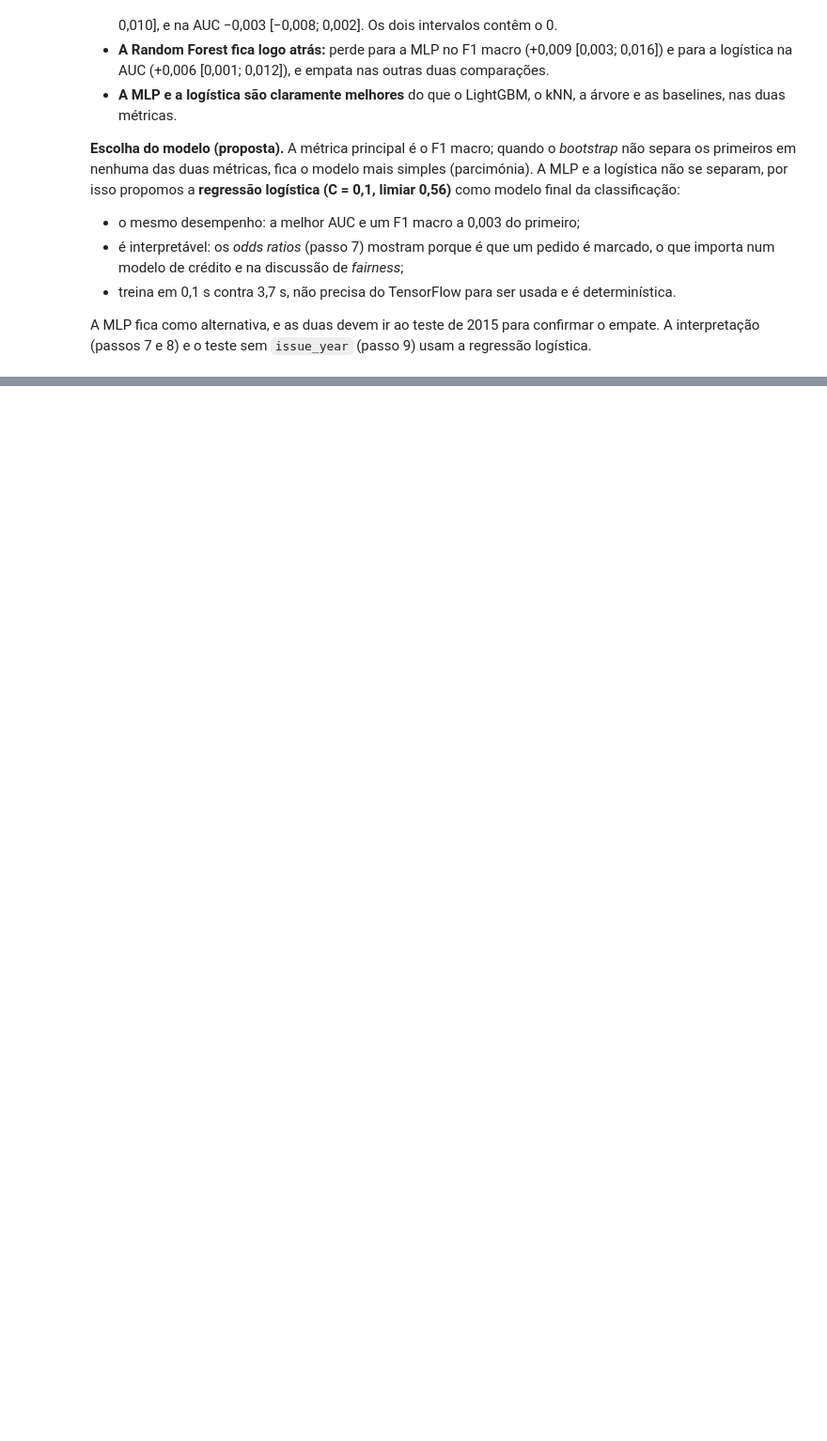
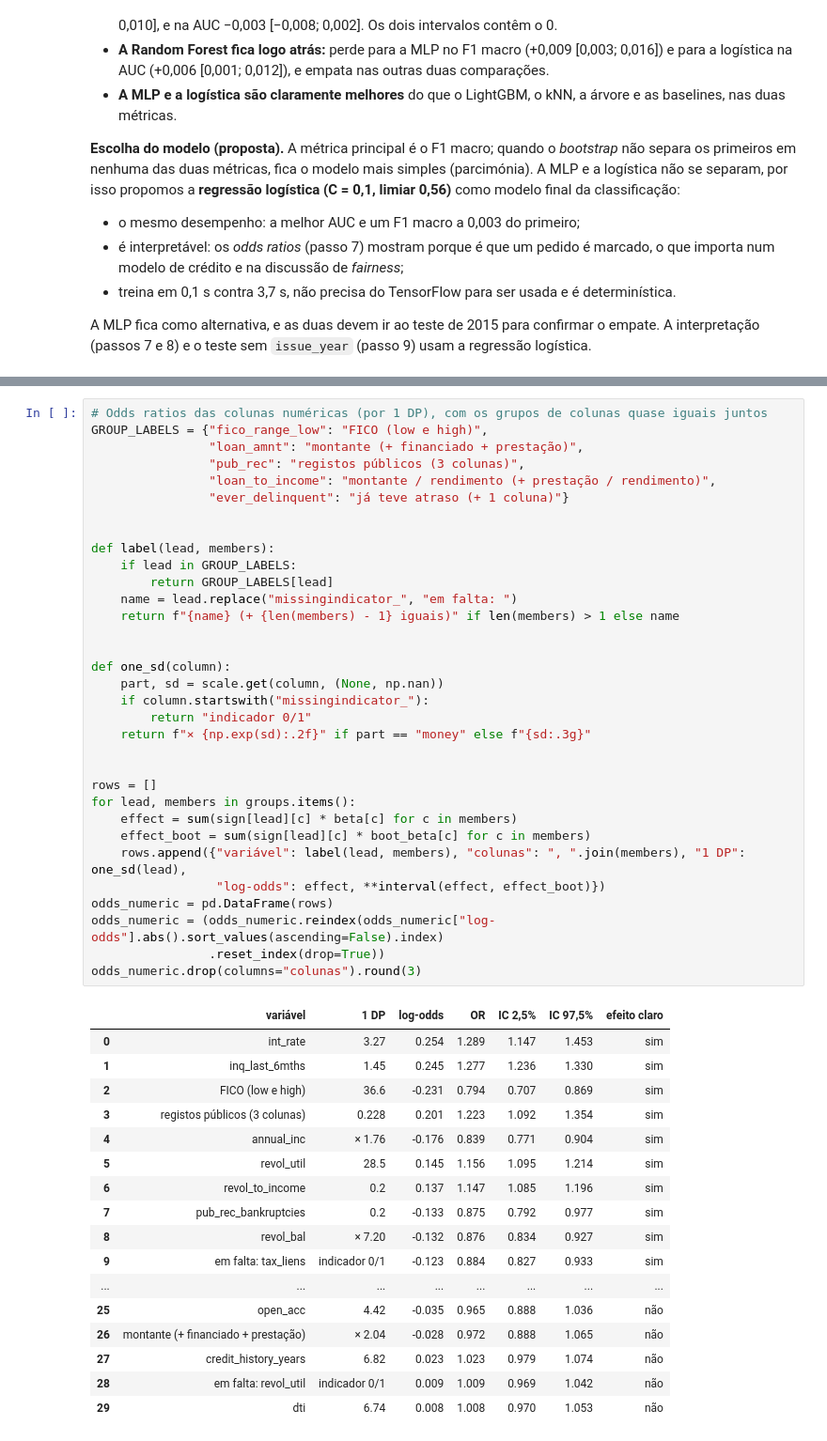
Before and after one commit to JoaoPSVieira/projeto-cd-lending-club, a Jupyter notebook: notebooks/04c_classificacao.ipynb, the cells around one changed output, grey strips where cells are left out. Shown at 94% size. Drawn from its saved outputs; the diff is of its cells as text; blank space fills up the shorter version.

```diff
--- a/notebooks/04c_classificacao.ipynb
+++ b/notebooks/04c_classificacao.ipynb
@@ -1219,0 +1309,51 @@ A MLP fica como alternativa, e as duas devem ir ao teste de 2015 para confirmar
+# %%
+# Odds ratios das colunas numéricas (por 1 DP), com os grupos de colunas quase iguais juntos
+GROUP_LABELS = {"fico_range_low": "FICO (low e high)",
+                "loan_amnt": "montante (+ financiado + prestação)",
+                "pub_rec": "registos públicos (3 colunas)",
+                "loan_to_income": "montante / rendimento (+ prestação / rendimento)",
+                "ever_delinquent": "já teve atraso (+ 1 coluna)"}
+
+
+def label(lead, members):
+    if lead in GROUP_LABELS:
+        return GROUP_LABELS[lead]
+    name = lead.replace("missingindicator_", "em falta: ")
+    return f"{name} (+ {len(members) - 1} iguais)" if len(members) > 1 else name
+
+
+def one_sd(column):
+    part, sd = scale.get(column, (None, np.nan))
+    if column.startswith("missingindicator_"):
+        return "indicador 0/1"
+    return f"× {np.exp(sd):.2f}" if part == "money" else f"{sd:.3g}"
+
+
+rows = []
+for lead, members in groups.items():
+    effect = sum(sign[lead][c] * beta[c] for c in members)
+    effect_boot = sum(sign[lead][c] * boot_beta[c] for c in members)
+    rows.append({"variável": label(lead, members), "colunas": ", ".join(members), "1 DP": one_sd(lead),
+                 "log-odds": effect, **interval(effect, effect_boot)})
+odds_numeric = pd.DataFrame(rows)
+odds_numeric = (odds_numeric.reindex(odds_numeric["log-odds"].abs().sort_values(ascending=False).index)
+                .reset_index(drop=True))
+odds_numeric.drop(columns="colunas").round(3)
+# %% [output]
+|  | variável | 1 DP | log-odds | OR | IC 2,5% | IC 97,5% | efeito claro |
+| 0 | int_rate | 3.27 | 0.254 | 1.289 | 1.147 | 1.453 | sim |
+| 1 | inq_last_6mths | 1.45 | 0.245 | 1.277 | 1.236 | 1.330 | sim |
+| 2 | FICO (low e high) | 36.6 | -0.231 | 0.794 | 0.707 | 0.869 | sim |
+| 3 | registos públicos (3 colunas) | 0.228 | 0.201 | 1.223 | 1.092 | 1.354 | sim |
+| 4 | annual_inc | × 1.76 | -0.176 | 0.839 | 0.771 | 0.904 | sim |
+| 5 | revol_util | 28.5 | 0.145 | 1.156 | 1.095 | 1.214 | sim |
+| 6 | revol_to_income | 0.2 | 0.137 | 1.147 | 1.085 | 1.196 | sim |
+| 7 | pub_rec_bankruptcies | 0.2 | -0.133 | 0.875 | 0.792 | 0.977 | sim |
+| 8 | revol_bal | × 7.20 | -0.132 | 0.876 | 0.834 | 0.927 | sim |
+| 9 | em falta: tax_liens | indicador 0/1 | -0.123 | 0.884 | 0.827 | 0.933 | sim |
+| ... | ... | ... | ... | ... | ... | ... | ... |
+| 25 | open_acc | 4.42 | -0.035 | 0.965 | 0.888 | 1.036 | não |
+| 26 | montante (+ financiado + prestação) | × 2.04 | -0.028 | 0.972 | 0.888 | 1.065 | não |
+| 27 | credit_history_years | 6.82 | 0.023 | 1.023 | 0.979 | 1.074 | não |
+| 28 | em falta: revol_util | indicador 0/1 | 0.009 | 1.009 | 0.969 | 1.042 | não |
+| 29 | dti | 6.74 | 0.008 | 1.008 | 0.970 | 1.053 | não |
```
Also changed, not shown: parts of 8 cells of this notebook, 3 other files.
